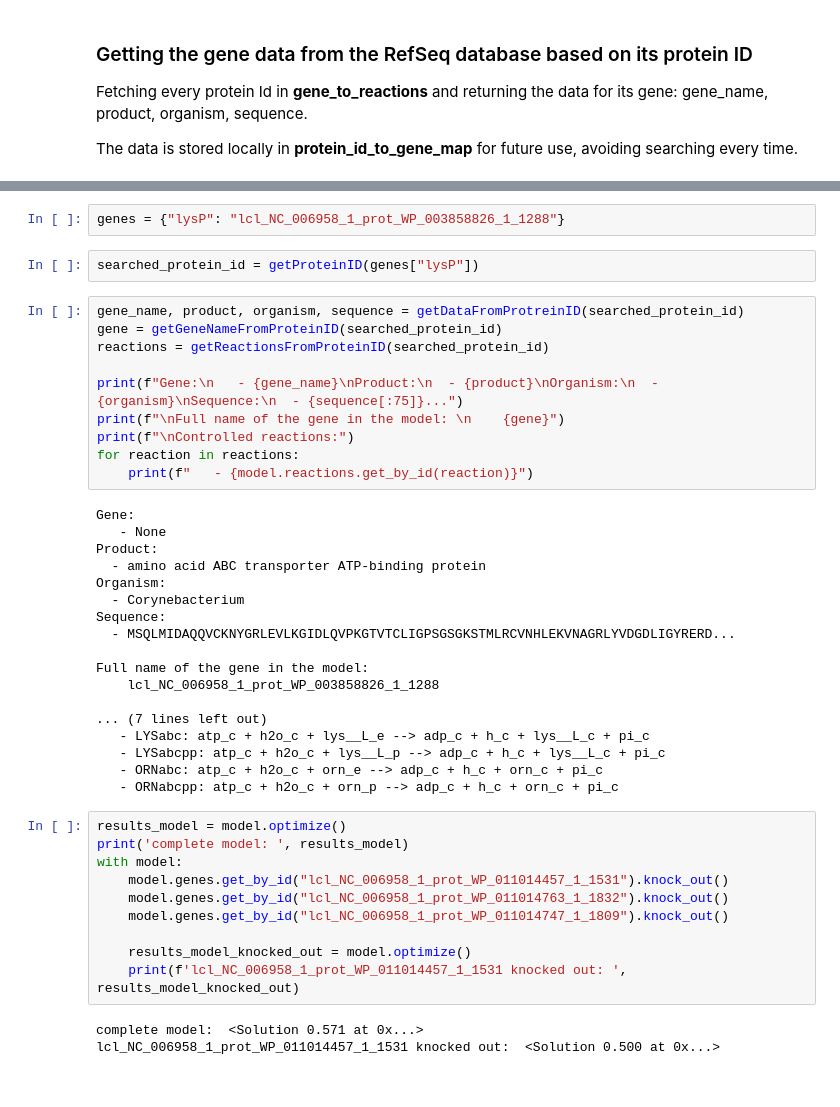
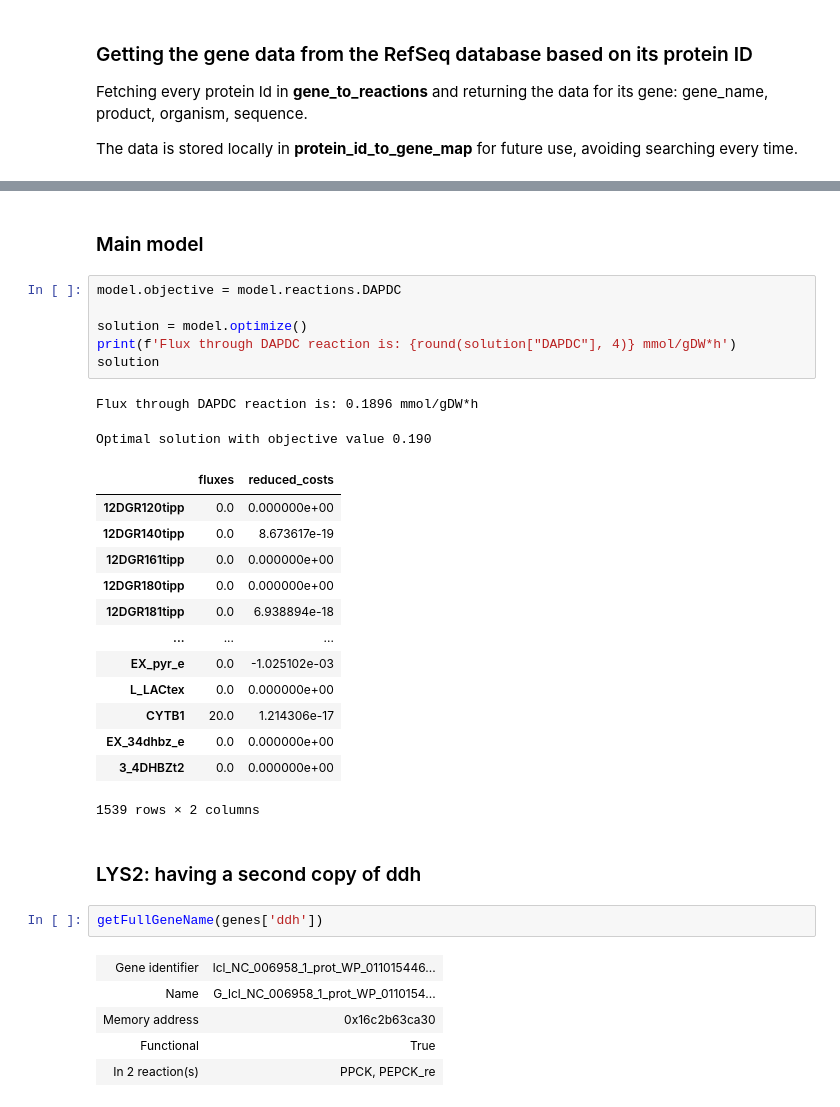
Before and after one commit to 27410/group-assingment-group-9, a Jupyter notebook: main_script.ipynb, the cells around one changed output, grey strips where cells are left out. Saved outputs shown, nothing was run; the diff lists cells and outputs as text.

```diff
--- a/main_script.ipynb
+++ b/main_script.ipynb
@@ -363,45 +544,34 @@ The genes used in model "iCGB21FR" contanins that are not annotated, at least fo
-# %%
-genes = {"lysP": "lcl_NC_006958_1_prot_WP_003858826_1_1288"}
-# %%
-searched_protein_id = getProteinID(genes["lysP"])
+# %% [markdown]
+### Main model
+# %%
+model.objective = model.reactions.DAPDC
+
+solution = model.optimize()
+print(f'Flux through DAPDC reaction is: {round(solution["DAPDC"], 4)} mmol/gDW*h')
+solution
+# %% [output]
+Flux through DAPDC reaction is: 0.1896 mmol/gDW*h
+Optimal solution with objective value 0.190
+|  | fluxes | reduced_costs |
+| 12DGR120tipp | 0.0 | 0.000000e+00 |
+| 12DGR140tipp | 0.0 | 8.673617e-19 |
+| 12DGR161tipp | 0.0 | 0.000000e+00 |
+| 12DGR180tipp | 0.0 | 0.000000e+00 |
+| 12DGR181tipp | 0.0 | 6.938894e-18 |
+| ... | ... | ... |
+| EX_pyr_e | 0.0 | -1.025102e-03 |
+| L_LACtex | 0.0 | 0.000000e+00 |
+| CYTB1 | 20.0 | 1.214306e-17 |
+| EX_34dhbz_e | 0.0 | 0.000000e+00 |
+| 3_4DHBZt2 | 0.0 | 0.000000e+00 |
+1539 rows × 2 columns
+# %% [markdown]
+### LYS2: having a second copy of ddh
 # %%
-gene_name, product, organism, sequence = getDataFromProtreinID(searched_protein_id)
-gene = getGeneNameFromProteinID(searched_protein_id)
-reactions = getReactionsFromProteinID(searched_protein_id)
-
-print(f"Gene:\n   - {gene_name}\nProduct:\n  - {product}\nOrganism:\n  - {organism}\nSequence:\n  - {sequence[:75]}...")
-print(f"\nFull name of the gene in the model: \n    {gene}")
-print(f"\nControlled reactions:")
-for reaction in reactions:
-    print(f"   - {model.reactions.get_by_id(reaction)}")
+getFullGeneName(genes['ddh'])
 # %% [output]
-Gene:
-   - None
-Product:
-  - amino acid ABC transporter ATP-binding protein
-Organism:
-  - Corynebacterium
-Sequence:
-  - MSQLMIDAQQVCKNYGRLEVLKGIDLQVPKGTVTCLIGPSGSGKSTMLRCVNHLEKVNAGRLYVDGDLIGYRERD...
-
-Full name of the gene in the model:
-    lcl_NC_006958_1_prot_WP_003858826_1_1288
-
-... (7 lines left out)
-   - LYSabc: atp_c + h2o_c + lys__L_e --> adp_c + h_c + lys__L_c + pi_c
-   - LYSabcpp: atp_c + h2o_c + lys__L_p --> adp_c + h_c + lys__L_c + pi_c
-   - ORNabc: atp_c + h2o_c + orn_e --> adp_c + h_c + orn_c + pi_c
-   - ORNabcpp: atp_c + h2o_c + orn_p --> adp_c + h_c + orn_c + pi_c
+| Gene identifier | lcl_NC_006958_1_prot_WP_011015446... |
+| Name | G_lcl_NC_006958_1_prot_WP_0110154... |
+| Memory address | 0x16c2b63ca30 |
+| Functional | True |
+| In 2 reaction(s) | PPCK, PEPCK_re |
-# %%
-results_model = model.optimize()
-print('complete model: ', results_model)
-with model:
-    model.genes.get_by_id("lcl_NC_006958_1_prot_WP_011014457_1_1531").knock_out()
-    model.genes.get_by_id("lcl_NC_006958_1_prot_WP_011014763_1_1832").knock_out()
-    model.genes.get_by_id("lcl_NC_006958_1_prot_WP_011014747_1_1809").knock_out()
-
-    results_model_knocked_out = model.optimize()
-    print(f'lcl_NC_006958_1_prot_WP_011014457_1_1531 knocked out: ', results_model_knocked_out)
-# %% [output]
-complete model:  <Solution 0.571 at 0x...>
-lcl_NC_006958_1_prot_WP_011014457_1_1531 knocked out:  <Solution 0.500 at 0x...>
```
Also changed, not shown: parts of 67 cells of this notebook, 1 other file.
